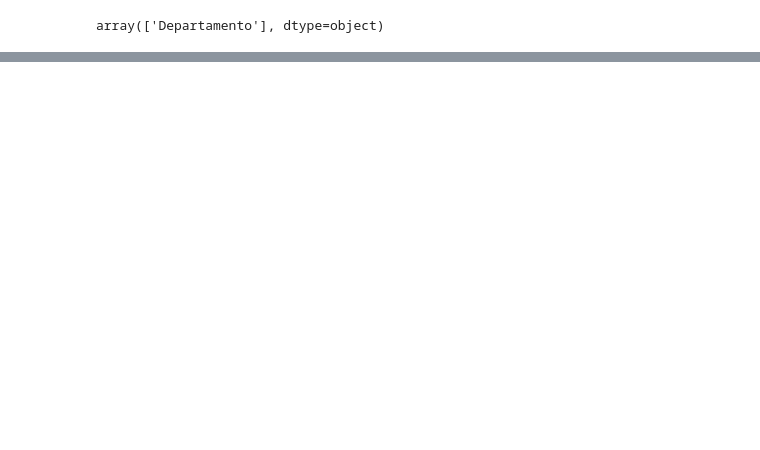
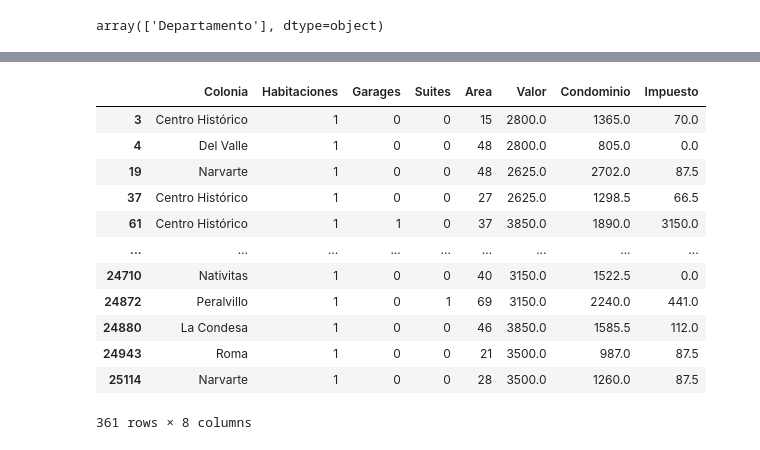
Before and after one commit to LejImkoaj/iniciando-pandas, a Jupyter notebook: pandas-bibliotecas.ipynb, the cells around one changed output, grey strips where cells are left out. Drawn from its saved outputs; the diff is of its cells as text; code cells hidden in the pictures; blank space fills up the shorter version.

```diff
--- a/pandas-bibliotecas.ipynb
+++ b/pandas-bibliotecas.ipynb
@@ -565,0 +620,17 @@ df.sample(10)
+# %%
+filtro1 = (seleccion1) & (seleccion2) # Combina las dos selecciones con AND (&)
+df[filtro1]
+# %% [output]
+|  | Colonia | Habitaciones | Garages | Suites | Area | Valor | Condominio | Impuesto |
+| 3 | Centro Histórico | 1 | 0 | 0 | 15 | 2800.0 | 1365.0 | 70.0 |
+| 4 | Del Valle | 1 | 0 | 0 | 48 | 2800.0 | 805.0 | 0.0 |
+| 19 | Narvarte | 1 | 0 | 0 | 48 | 2625.0 | 2702.0 | 87.5 |
+| 37 | Centro Histórico | 1 | 0 | 0 | 27 | 2625.0 | 1298.5 | 66.5 |
+| 61 | Centro Histórico | 1 | 1 | 0 | 37 | 3850.0 | 1890.0 | 3150.0 |
+| ... | ... | ... | ... | ... | ... | ... | ... | ... |
+| 24710 | Nativitas | 1 | 0 | 0 | 40 | 3150.0 | 1522.5 | 0.0 |
+| 24872 | Peralvillo | 1 | 0 | 1 | 69 | 3150.0 | 2240.0 | 441.0 |
+| 24880 | La Condesa | 1 | 0 | 0 | 46 | 3850.0 | 1585.5 | 112.0 |
+| 24943 | Roma | 1 | 0 | 0 | 21 | 3500.0 | 987.0 | 87.5 |
+| 25114 | Narvarte | 1 | 0 | 0 | 28 | 3500.0 | 1260.0 | 87.5 |
+361 rows × 8 columns
```
Also changed, not shown: parts of 10 cells of this notebook.
